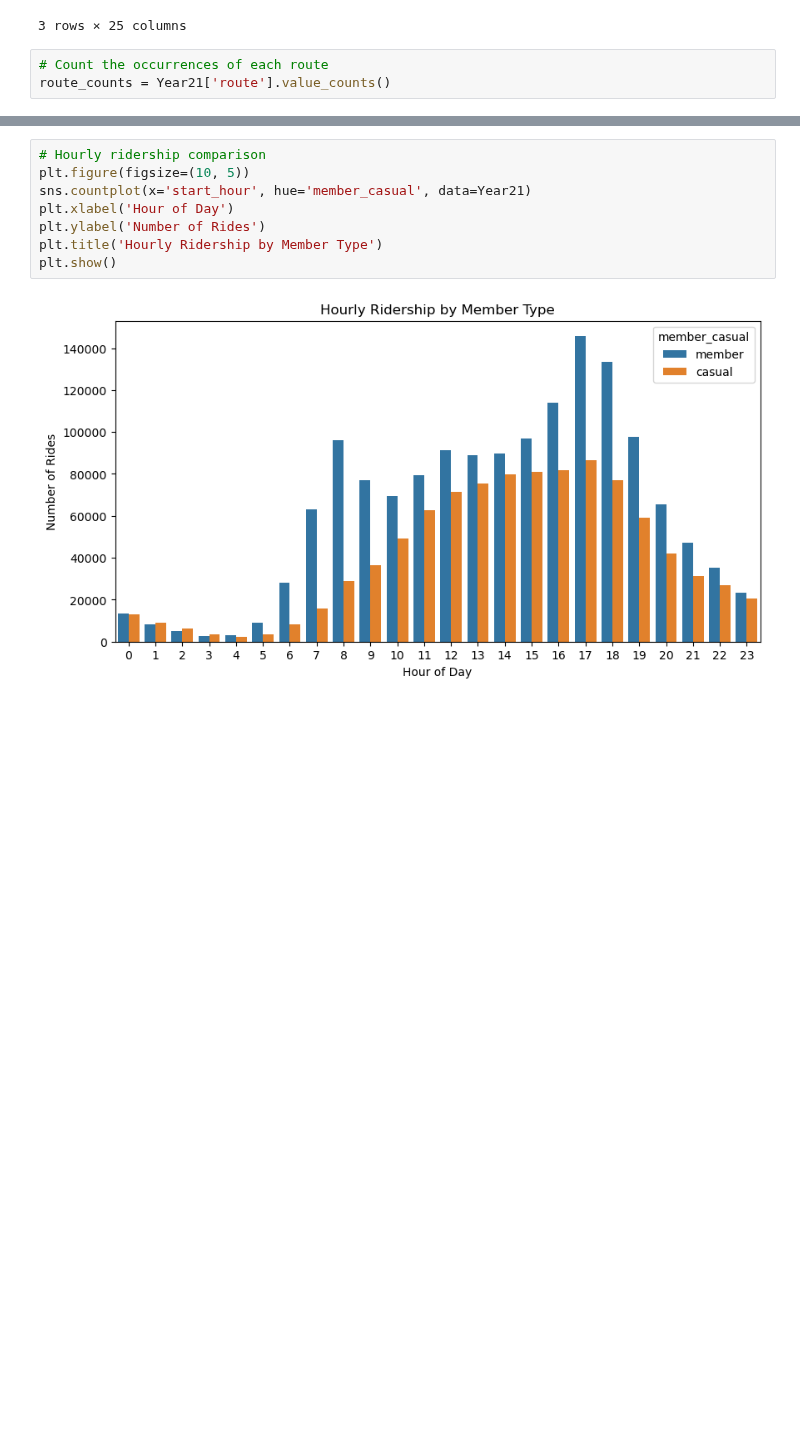
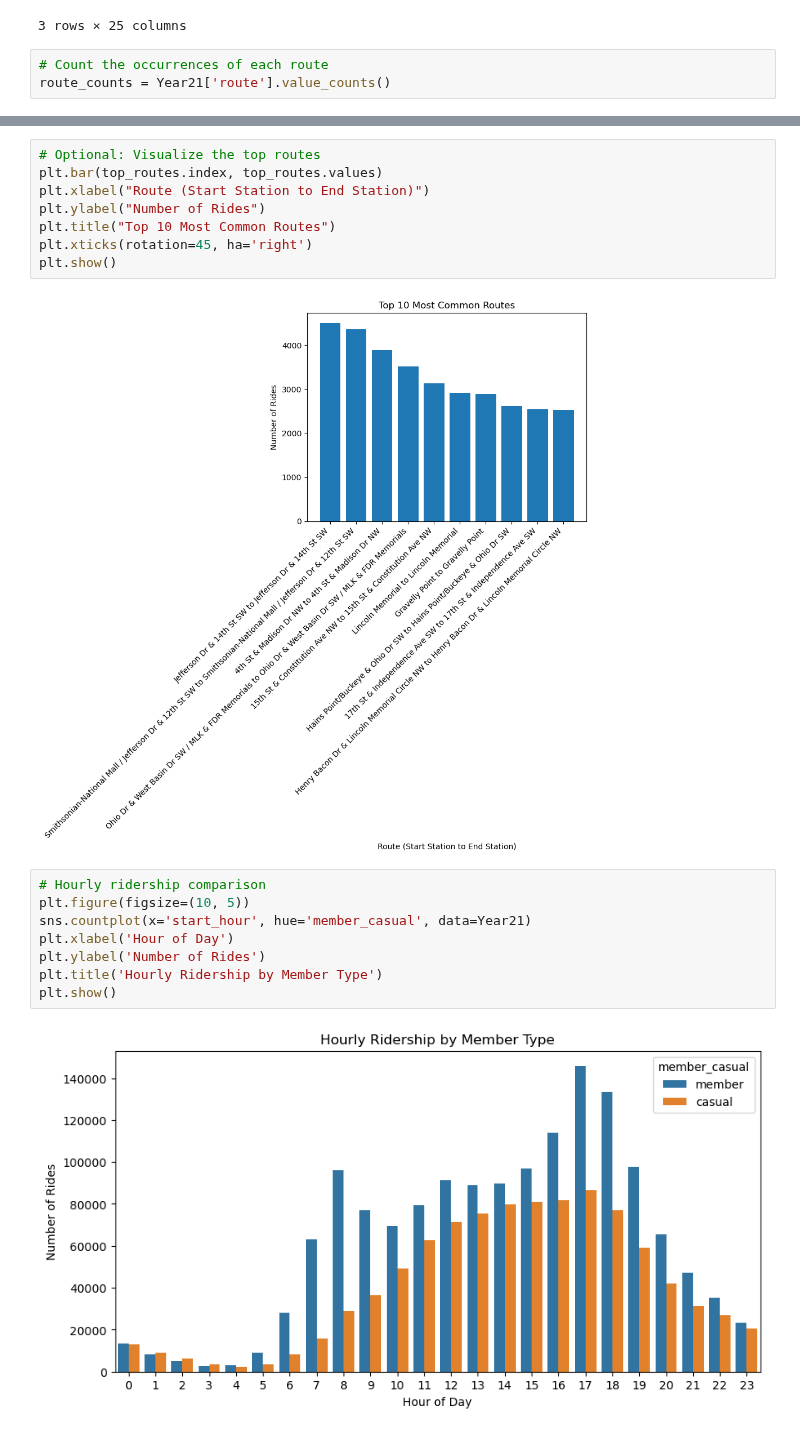
Before and after one commit to Sudha25a/Bike-project-3, a Jupyter notebook: Dike Project Year.ipynb, the cells around one changed output, grey strips where cells are left out. Drawn from its saved outputs; the diff is of its cells as text; blank space fills up the shorter version.

```diff
--- a/Dike Project Year.ipynb
+++ b/Dike Project Year.ipynb
@@ -57,3 +73,13 @@ top_routes = route_counts.head(10)
+# %%
+# Optional: Visualize the top routes
+plt.bar(top_routes.index, top_routes.values)
+plt.xlabel("Route (Start Station to End Station)")
+plt.ylabel("Number of Rides")
+plt.title("Top 10 Most Common Routes")
+plt.xticks(rotation=45, ha='right')
+plt.show()
+# %% [output]
+[figure, added]
 # %%
 # Hourly ridership comparison
 plt.figure(figsize=(10, 5))
```
Also changed, not shown: parts of 17 cells of this notebook, 1 other file.
